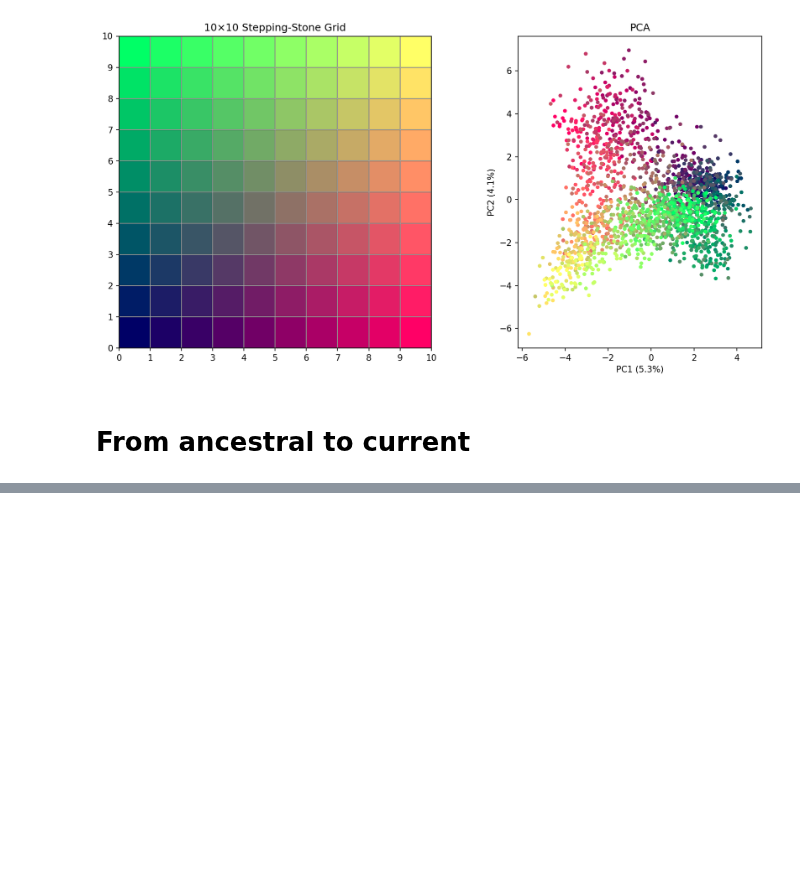
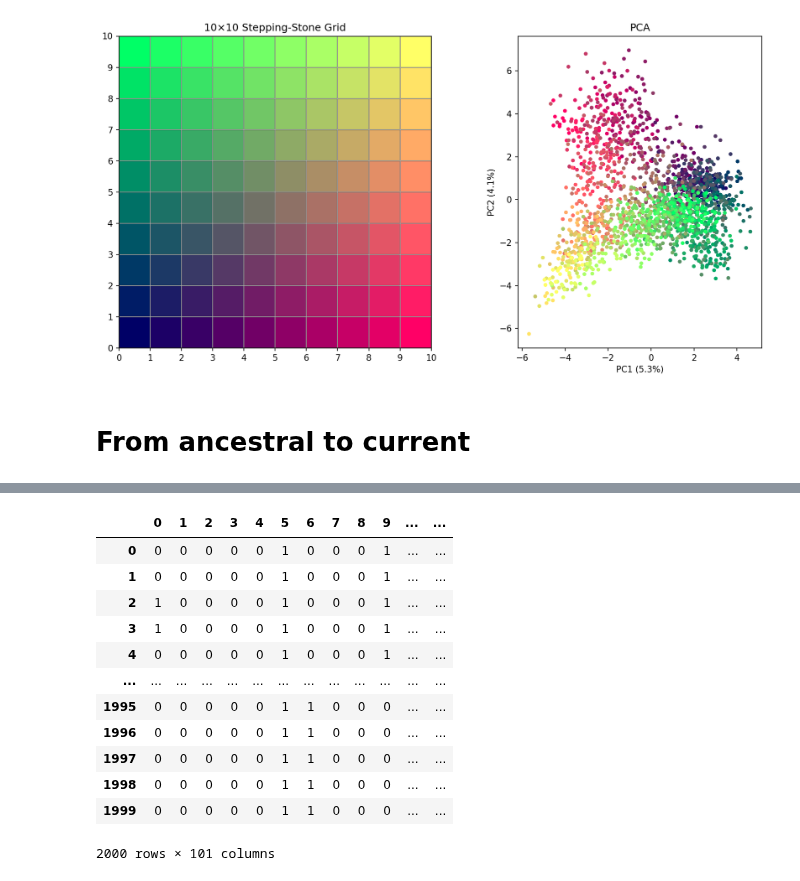
Before and after one commit to mat2m10/nexus, a Jupyter notebook: coalescence.ipynb, the cells around one changed output, grey strips where cells are left out. Drawn from its saved outputs; the diff is of its cells as text; code cells hidden in the pictures; blank space fills up the shorter version.

```diff
--- a/coalescence.ipynb
+++ b/coalescence.ipynb
@@ -88,0 +175,16 @@ array([[0, 0, 0, ..., 0, 0, 0],
+# %%
+simulated_df
+# %% [output]
+|  | 0 | 1 | 2 | 3 | 4 | 5 | 6 | 7 | 8 | 9 | ... | ... |
+| 0 | 0 | 0 | 0 | 0 | 0 | 1 | 0 | 0 | 0 | 1 | ... | ... |
+| 1 | 0 | 0 | 0 | 0 | 0 | 1 | 0 | 0 | 0 | 1 | ... | ... |
+| 2 | 1 | 0 | 0 | 0 | 0 | 1 | 0 | 0 | 0 | 1 | ... | ... |
+| 3 | 1 | 0 | 0 | 0 | 0 | 1 | 0 | 0 | 0 | 1 | ... | ... |
+| 4 | 0 | 0 | 0 | 0 | 0 | 1 | 0 | 0 | 0 | 1 | ... | ... |
+| ... | ... | ... | ... | ... | ... | ... | ... | ... | ... | ... | ... | ... |
+| 1995 | 0 | 0 | 0 | 0 | 0 | 1 | 1 | 0 | 0 | 0 | ... | ... |
+| 1996 | 0 | 0 | 0 | 0 | 0 | 1 | 1 | 0 | 0 | 0 | ... | ... |
+| 1997 | 0 | 0 | 0 | 0 | 0 | 1 | 1 | 0 | 0 | 0 | ... | ... |
+| 1998 | 0 | 0 | 0 | 0 | 0 | 1 | 1 | 0 | 0 | 0 | ... | ... |
+| 1999 | 0 | 0 | 0 | 0 | 0 | 1 | 1 | 0 | 0 | 0 | ... | ... |
+2000 rows × 101 columns
```
Also changed, not shown: parts of 15 cells of this notebook, 4 other files.
